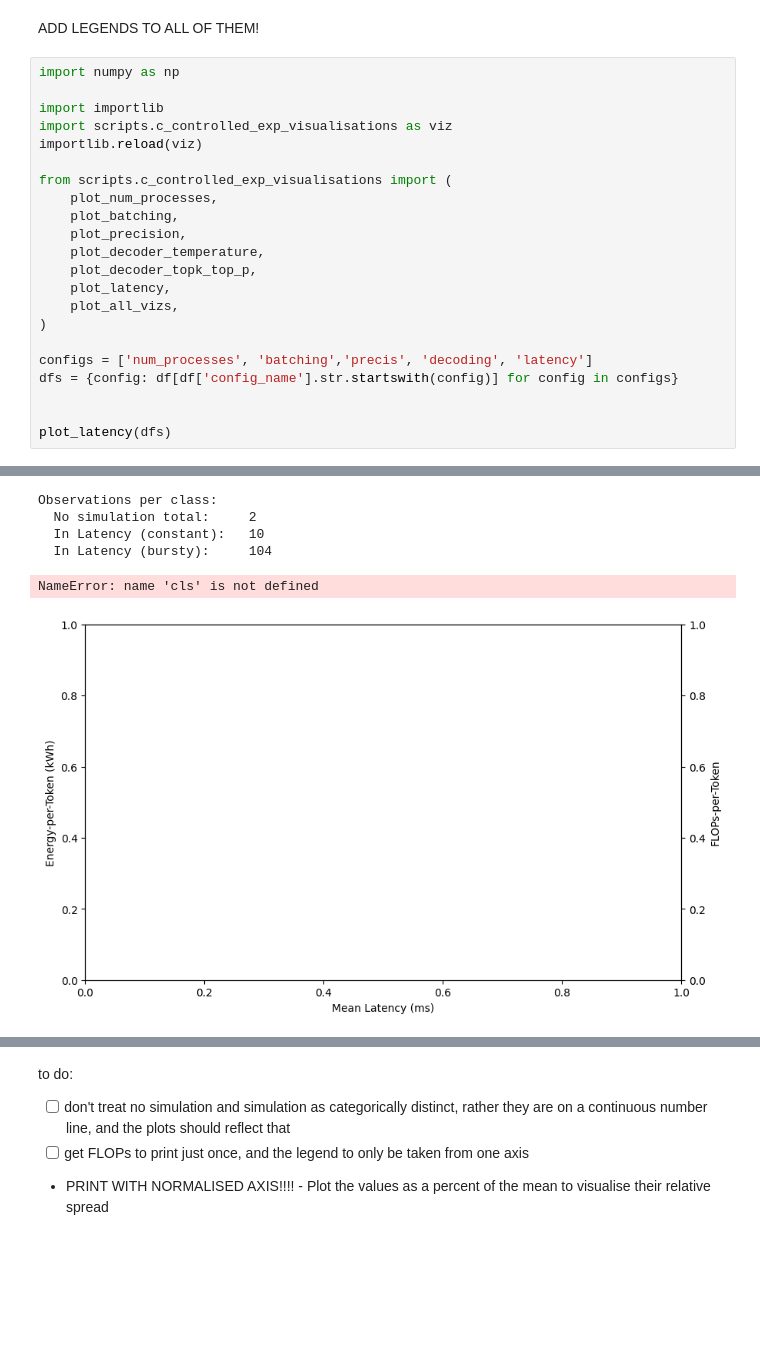
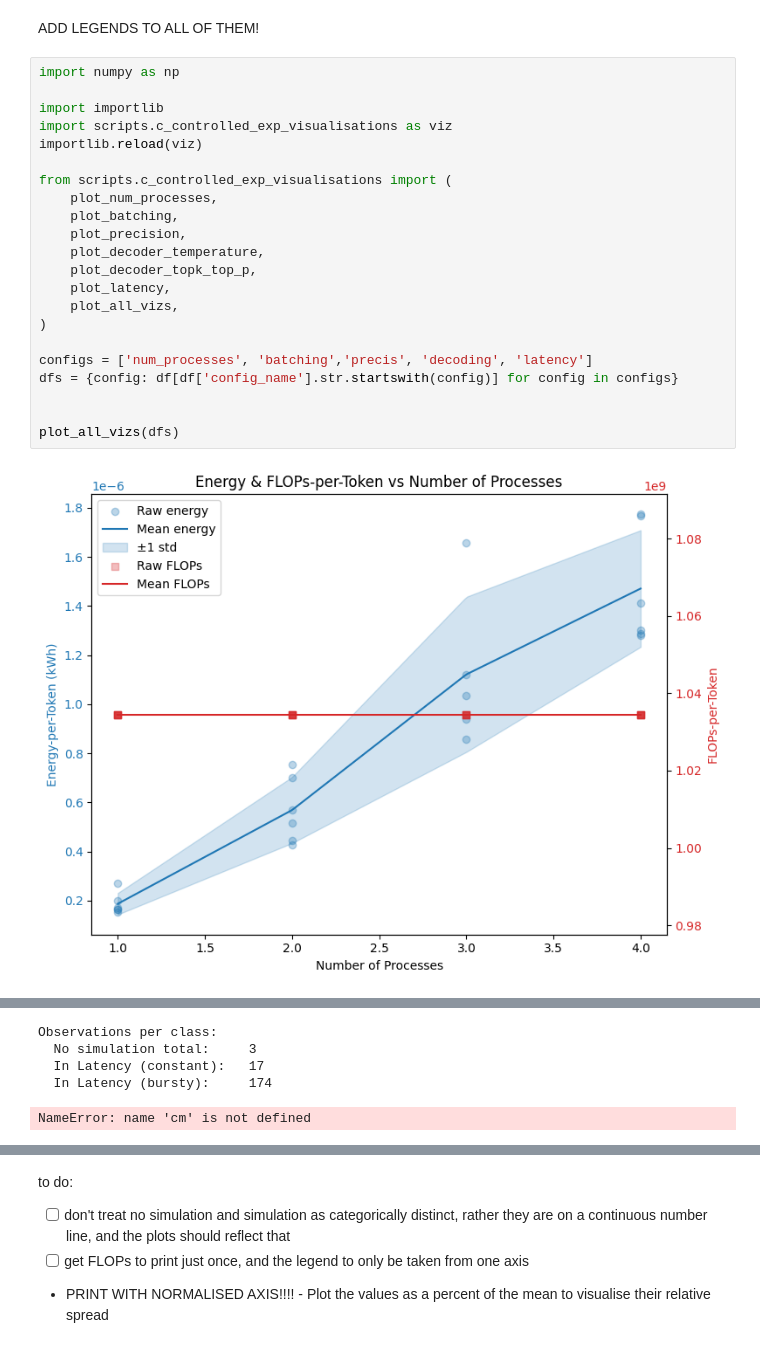
Before and after one commit to henrycgbaker/thesis_analysis, a Jupyter notebook: analysis_controlled_exp_multiple_runs.ipynb, the cells around one changed output, grey strips where cells are left out. Drawn from its saved outputs; the diff is of its cells as text; blank space fills up the shorter version.

```diff
--- a/analysis_controlled_exp_multiple_runs.ipynb
+++ b/analysis_controlled_exp_multiple_runs.ipynb
@@ -73,23 +79,24 @@ ADD LEGENDS TO ALL OF THEM!
 # %%
 import numpy as np
 
 import importlib
 import scripts.c_controlled_exp_visualisations as viz
 importlib.reload(viz)
 
 from scripts.c_controlled_exp_visualisations import (
     plot_num_processes,
     plot_batching,
     plot_precision,
     plot_decoder_temperature,
     plot_decoder_topk_top_p,
     plot_latency,
     plot_all_vizs,
 )
 
 configs = ['num_processes', 'batching','precis', 'decoding', 'latency']
 dfs = {config: df[df['config_name'].str.startswith(config)] for config in configs}
 
 
-plot_latency(dfs)
+plot_all_vizs(dfs)
 # %% [output]
+[figure, new version]
@@ -96,6 +107,5 @@ plot_latency(dfs)
 Observations per class:
-  No simulation total:     2
-  In Latency (constant):   10
-  In Latency (bursty):     104
+  No simulation total:     3
+  In Latency (constant):   17
+  In Latency (bursty):     174
-NameError: name 'cls' is not defined
+NameError: name 'cm' is not defined
-[figure, old version]
```
Also changed, not shown: parts of 12 cells of this notebook, 5 other files.
